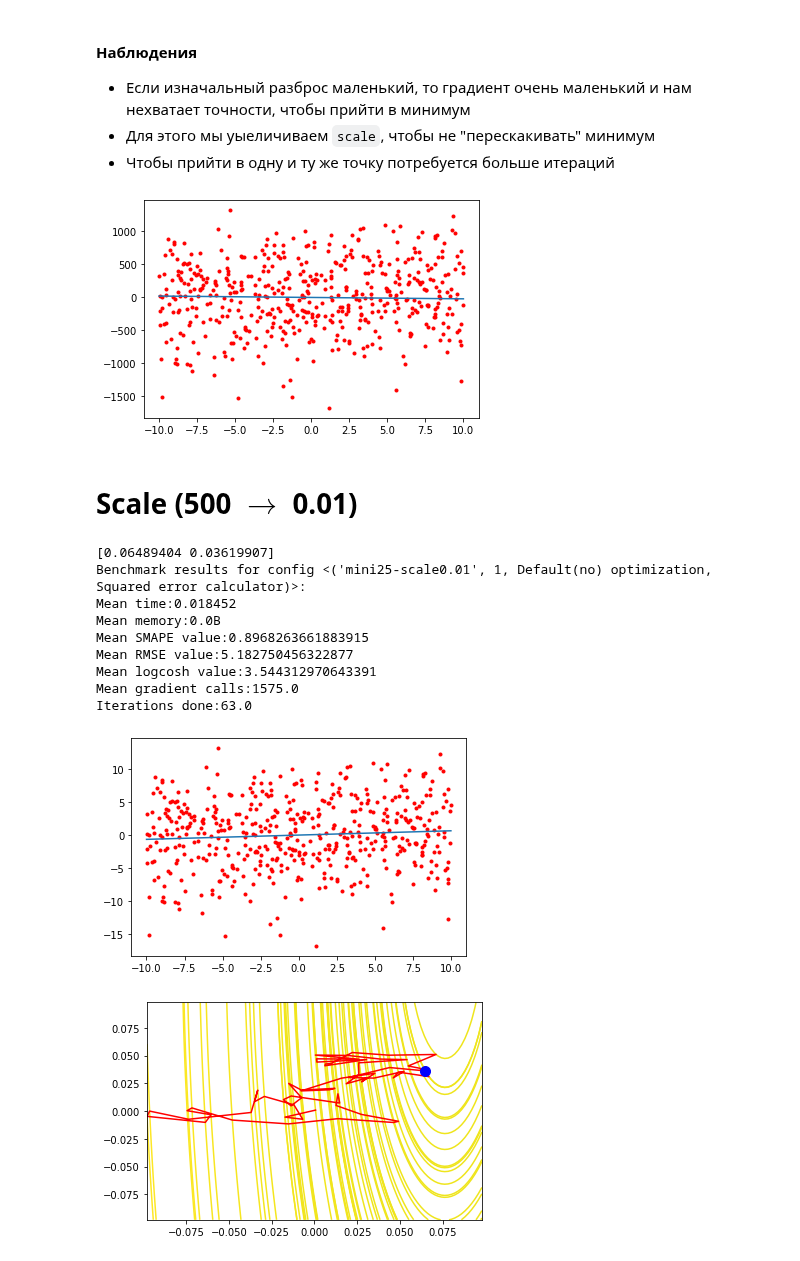
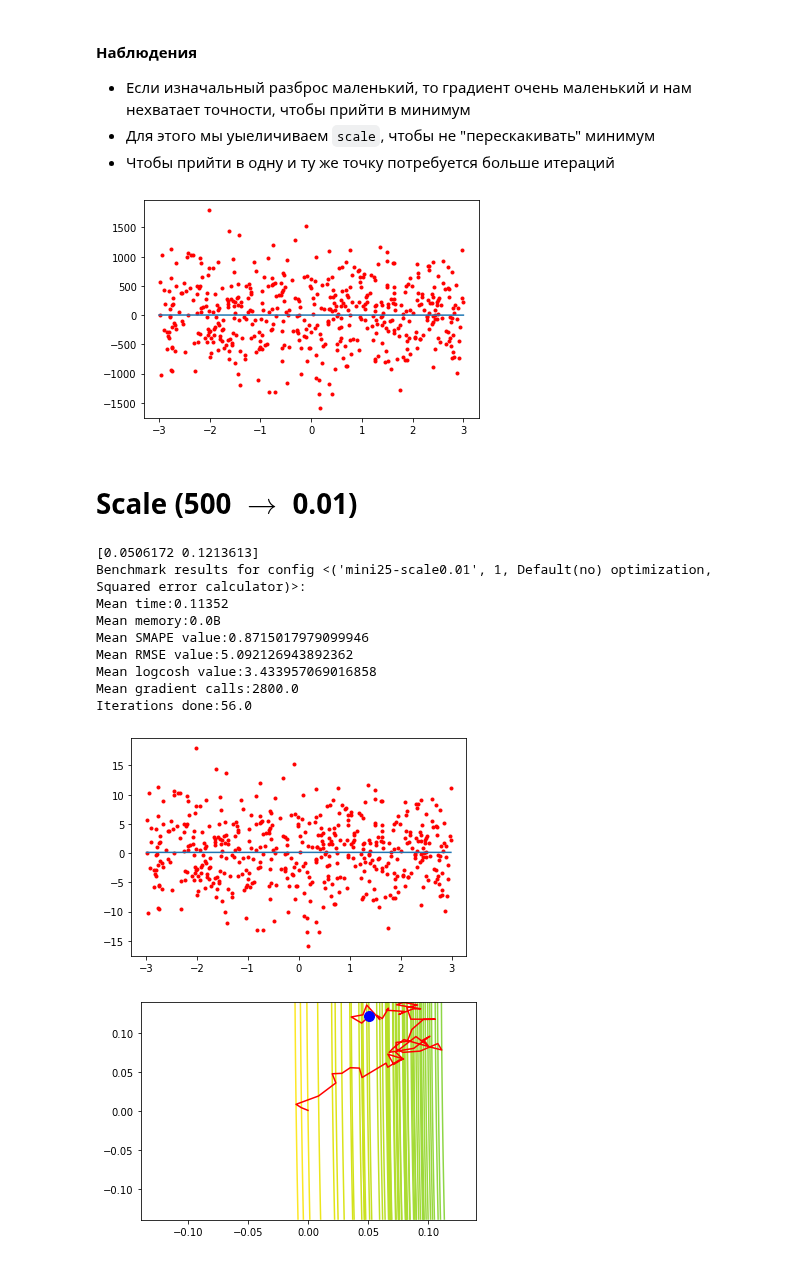
Before and after one commit to EasySocHacks/Optimization-Methods-IFMO, a Jupyter notebook: HW2/2.2.ipynb, the cells around one changed output. Drawn from its saved outputs; the diff is of its cells as text; code cells hidden in the pictures.

```diff
--- a/HW2/2.2.ipynb
+++ b/HW2/2.2.ipynb
@@ -4,7 +6,7 @@ from HW2.regression_generator import generate_regression
 from HW2.sgd import scaled_mini
 from HW2.visualization import visualize_regression_point, visualize_line, draw_levels
 # %%
-f, points = generate_regression(point_count=500, scale=3, y_scale=0.5)
+f, points = generate_regression(point_count=500, scale=np.array([3, 0.5]))
 
-visualize_regression_point(f, points)
+visualize_regression_point(f, points, scale=3)
 # %% [output]
@@ -39,12 +41,12 @@ Iterations done:167.0
 # Scale (0.5 $\rightarrow$ 100)
 # %%
 index = storage.add_benchmark_config(batch_size='mini50-scale100')
-(ab, meta), ps = scaled_mini(points, batch_size=50, eps=7.5e-3, scale=100)
+(ab, meta), ps = scaled_mini(points, batch_size=50, scale=100, eps=1e-1)
 storage.add_benchmark_result(index, meta)
 
 print(ab)
 print(storage.get_benchmark_results(index))
 
-visualize_line(ab, ps)
+visualize_line(np.array([ab[0] * 100, ab[1]]), ps)
 draw_levels(ps, meta["points"])
 # %% [output]
@@ -65,35 +67,35 @@ Iterations done:10000.0
 * Для этого мы уыеличиваем `scale`, чтобы не "перескакивать" минимум
 * Чтобы прийти в одну и ту же точку потребуется больше итераций
 # %%
-f, points = generate_regression(point_count=500, scale=3, y_scale=500)
+f, points = generate_regression(point_count=500, scale=np.array([3, 500]))
 
-visualize_regression_point(f, points)
+visualize_regression_point(f, points, scale=3)
 # %% [output]
-[figure, old version]
+[figure, new version]
 # %% [markdown]
 # Scale (500 $\rightarrow$ 0.01)
 # %%
 index = storage.add_benchmark_config(batch_size='mini25-scale0.01')
-(ab, meta), ps = scaled_mini(points, batch_size=25, eps=1.6e-2, scale=0.01)
+(ab, meta), ps = scaled_mini(points, batch_size=50, eps=2e-2, scale=0.01)
 storage.add_benchmark_result(index, meta)
 
 print(ab)
 print(storage.get_benchmark_results(index))
 
-visualize_line(ab, ps)
+visualize_line(np.array([ab[0] * 0.01, ab[1]]), ps)
 draw_levels(ps, meta["points"])
 # %% [output]
-[0.06489404 0.03619907]
+[0.0506172 0.1213613]
 Benchmark results for config <('mini25-scale0.01', 1, Default(no) optimization, Squared error calculator)>:
-Mean time:0.018452
+Mean time:0.11352
 Mean memory:0.0B
-Mean SMAPE value:0.8968263661883915
-Mean RMSE value:5.182750456322877
-Mean logcosh value:3.544312970643391
-Mean gradient calls:1575.0
-Iterations done:63.0
+Mean SMAPE value:0.8715017979099946
+Mean RMSE value:5.092126943892362
+Mean logcosh value:3.433957069016858
+Mean gradient calls:2800.0
+Iterations done:56.0
-[figure, old version]
+[figure, new version]
-[figure, old version]
+[figure, new version]
 # %% [markdown]
 #### Наблюдения
 
```
Also changed, not shown: parts of 5 cells of this notebook, 3 other files.
